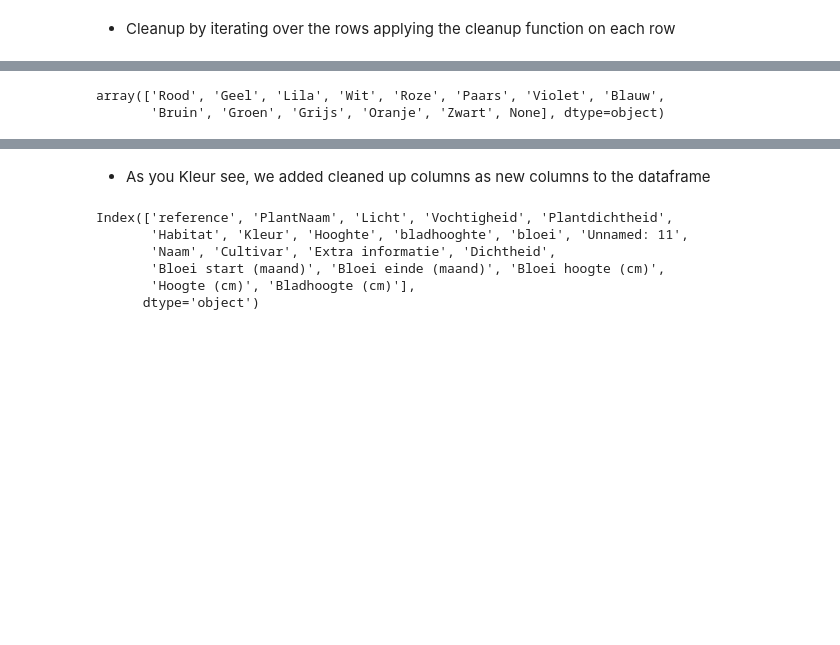
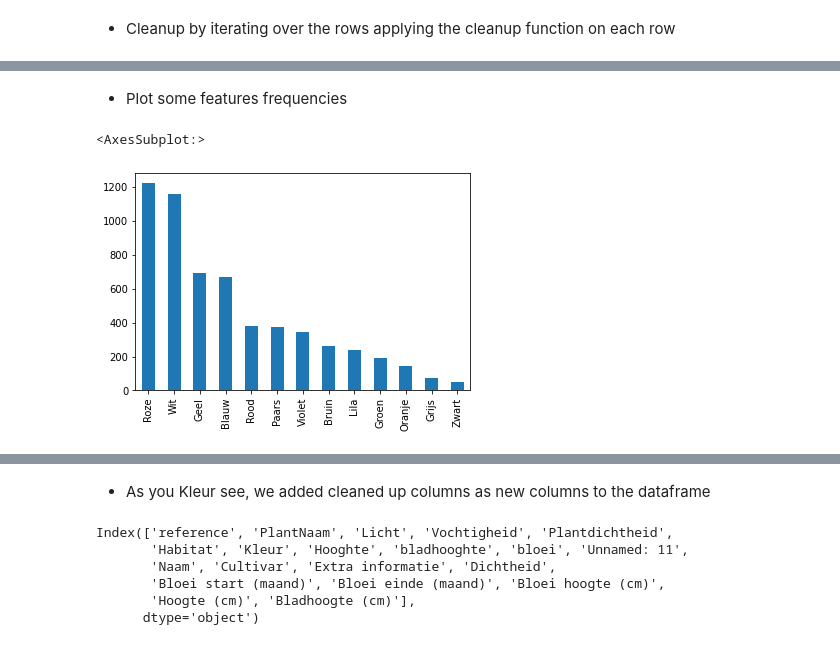
Before and after one commit to koertdeclercq/plantjes, a Jupyter notebook: data_clean.ipynb, the cells around one changed output, grey strips where cells are left out. Saved outputs shown, nothing was run; the diff lists cells and outputs as text; code cells hidden in the pictures; blank space fills up the shorter version.

```diff
--- a/data_clean.ipynb
+++ b/data_clean.ipynb
@@ -82,15 +61,18 @@ def clean_row(row):
 
     if row["Habitat"]:
         [habitat, extra] = str(row["Habitat"]).split("extra informatie")
-
         row["Extra informatie"] = [_.strip().capitalize() for _ in extra.split("  ") if _.strip()]
         row["Habitat"] = [x.strip().capitalize() + ")" for x in habitat.split(")") if x.strip()]
 
     if row["Plantdichtheid"]:
         row["Dichtheid"] = [x.strip().capitalize() for x in str(row["Plantdichtheid"]).split("-") if x.strip()]
 
-    row["Bloei start (maand)"] = int(row["Unnamed: 11"].split("-")[0].strip())
-    row["Bloei einde (maand)"] = int(row["Unnamed: 11"].split("-")[1].strip())
+    [bloei_start_maand, bloei_einde_maand] = row["Unnamed: 11"].split("-")
+    bloei_start_maand = int(bloei_start_maand.strip())
+    bloei_einde_maand = int(bloei_einde_maand.strip())
+    row["Bloei start (maand)"] = bloei_start_maand
+    row["Bloei einde (maand)"] = bloei_einde_maand
+    row["Bloei #maanden"] = bloei_einde_maand + 1 - bloei_start_maand
     row["Bloei hoogte (cm)"] = int(row["bloei"].split("cm")[0].strip())
 
     row["Hoogte (cm)"] = int(row["Hooghte"].split("cm")[0].strip())
@@ -123,5 +90,10 @@ df_clean
+# %% [markdown]
+* Plot some features frequencies
 # %%
 df_clean.Kleur.unique()
-# %% [output]
-array(['Rood', 'Geel', 'Lila', 'Wit', 'Roze', 'Paars', 'Violet', 'Blauw',
-       'Bruin', 'Groen', 'Grijs', 'Oranje', 'Zwart', None], dtype=object)
+# %%
+fig, ax = plt.subplots()
+df_clean["Kleur"].value_counts().plot(ax=ax, kind="bar")
+# %% [output]
+<AxesSubplot:>
+[figure, added]
```
Also changed, not shown: parts of 9 cells of this notebook, 1 other file.
